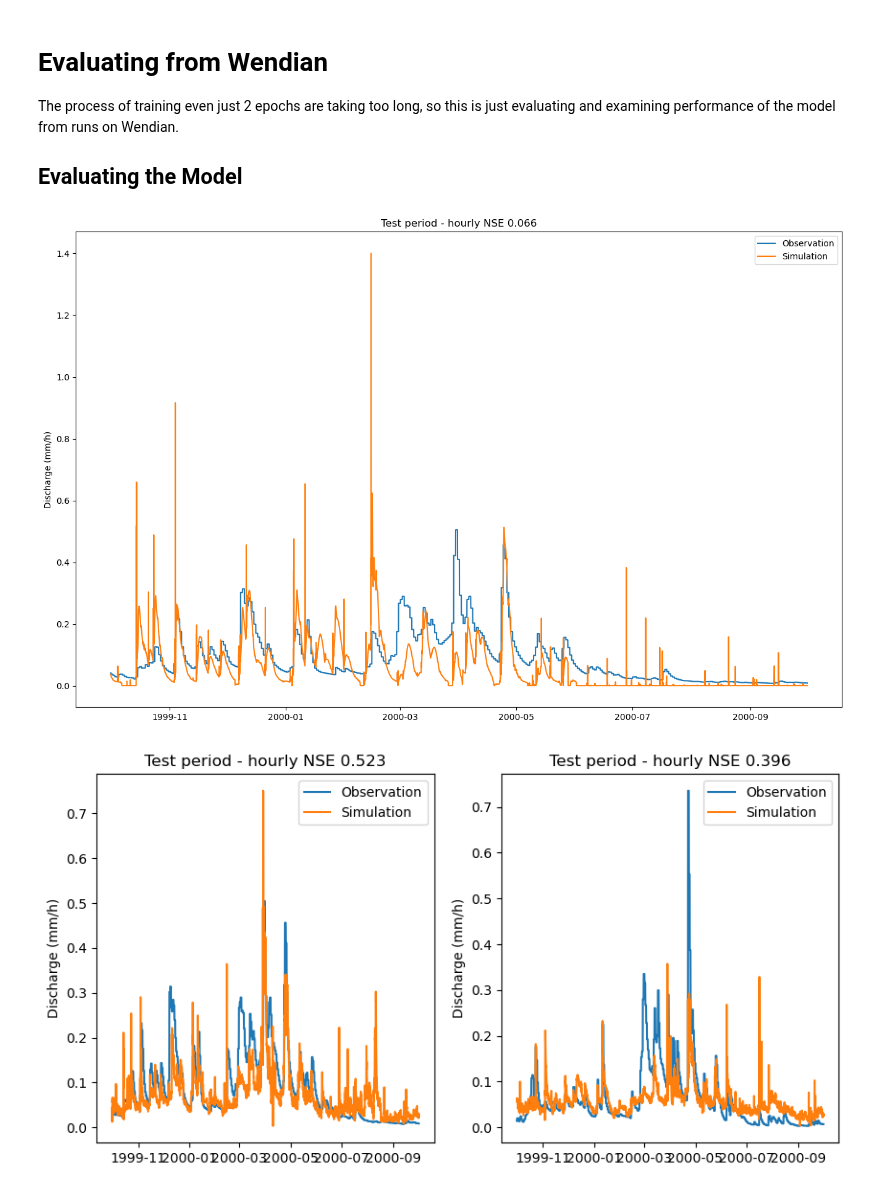
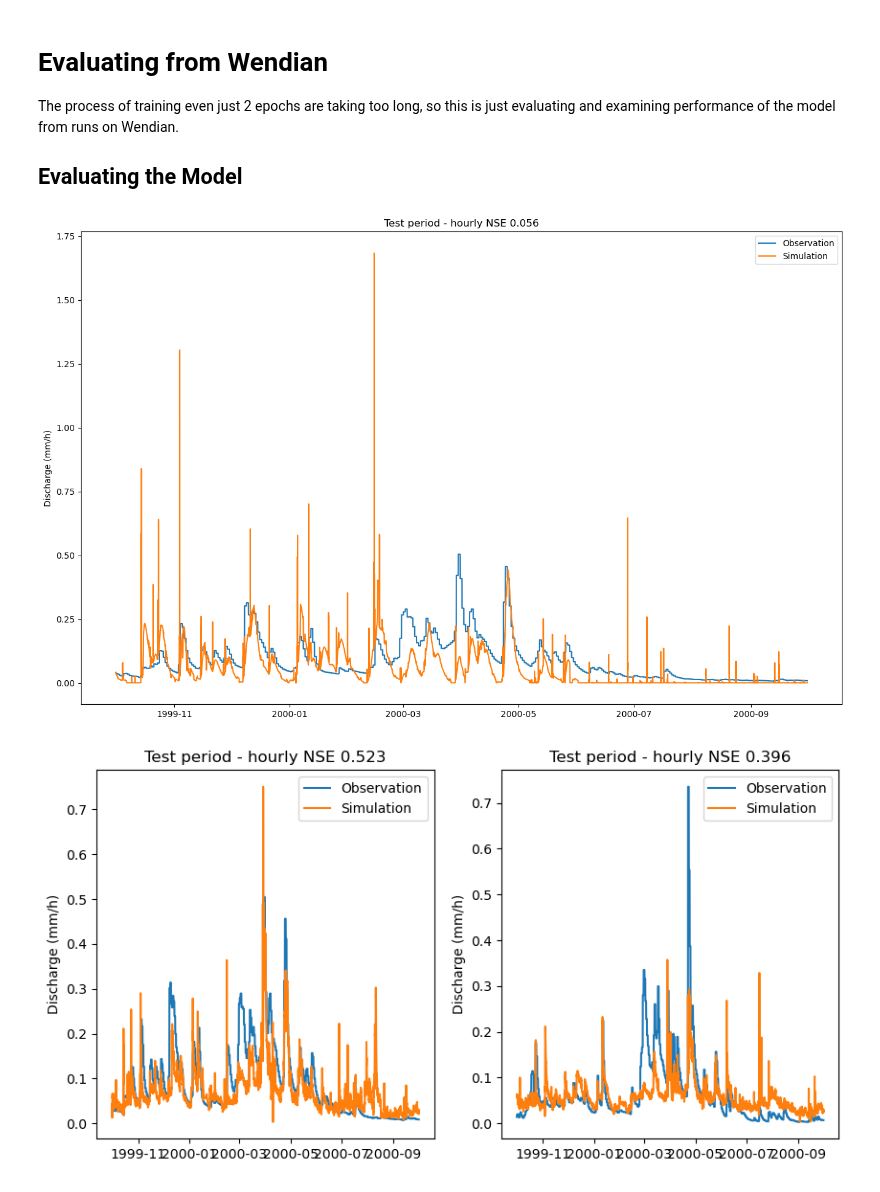
Before and after one commit to mines-ciroh/neuralhydrology, a Jupyter notebook: examples/07-DifferentialCFE-Model/testRun.ipynb, the cells around one changed output. Drawn from its saved outputs; the diff is of its cells as text; code cells hidden in the pictures.

```diff
--- a/examples/07-DifferentialCFE-Model/testRun.ipynb
+++ b/examples/07-DifferentialCFE-Model/testRun.ipynb
@@ -317,29 +318,29 @@ array(0.58032113)
 The process of training even just 2 epochs are taking too long, so this is just evaluating and examining performance of the model from runs on Wendian.
 ## Evaluating the Model
 # %%
-run_dir = Path("runs/WendiandCFEpet2BasinWarm330OldCode_run_2810_114845")
+run_dir = Path("runs/WendiandCFEpet2BasinNewCode_run_3010_102119")
 
-with open(run_dir / "test" / "model_epoch030" / "test_results.p", "rb") as fp: # we only have 25 epoch max
+with open(run_dir / "test" / "model_epoch015" / "test_results.p", "rb") as fp: # we only have 25 epoch max
     results = pickle.load(fp)
 
 # extract a date slice of observations and simulations
 hourly_xr = results["01022500"]["1h"]["xr"].sel(date=slice("10-1999", None))
 
 # The hourly data is indexed with two indices: The date (in days) and the time_step (the hour within that day).
 # As we want to get a continuous plot of several days' hours, we select 1 hour of each day and then stack
 # the two dimensions into one consecutive datetime dimension. (this was done since validation is only 1hr,
 # this was the only way to get correct datetime values)
 hourly_xr = hourly_xr.isel(time_step=slice(-1, None)).stack(datetime=['date', 'time_step'])
 hourly_xr['Datetime'] = hourly_xr.coords['date'] + hourly_xr.coords['time_step']
 
 fig, ax = plt.subplots(figsize=(16,10))
 ax.plot(hourly_xr['Datetime'], hourly_xr["QObs_CAMELS(mm/h)_obs"], label="Observation")
 ax.plot(hourly_xr['Datetime'], hourly_xr["QObs_CAMELS(mm/h)_sim"], label="Simulation")
 ax.set_ylabel("Discharge (mm/h)")
 ax.set_title(f"Test period - hourly NSE {results['01022500']['1h']['NSE']:.3f}")
 _ = ax.legend()
 # %% [output]
-[figure, old version]
+[figure, new version]
 # %%
 # Create subplots with 1 row and 2 columns
 fig, (plotReg, plotDry) = plt.subplots(1, 2, figsize=(10, 5))
```
Also changed, not shown: parts of 1 cell of this notebook, 2 other files.
